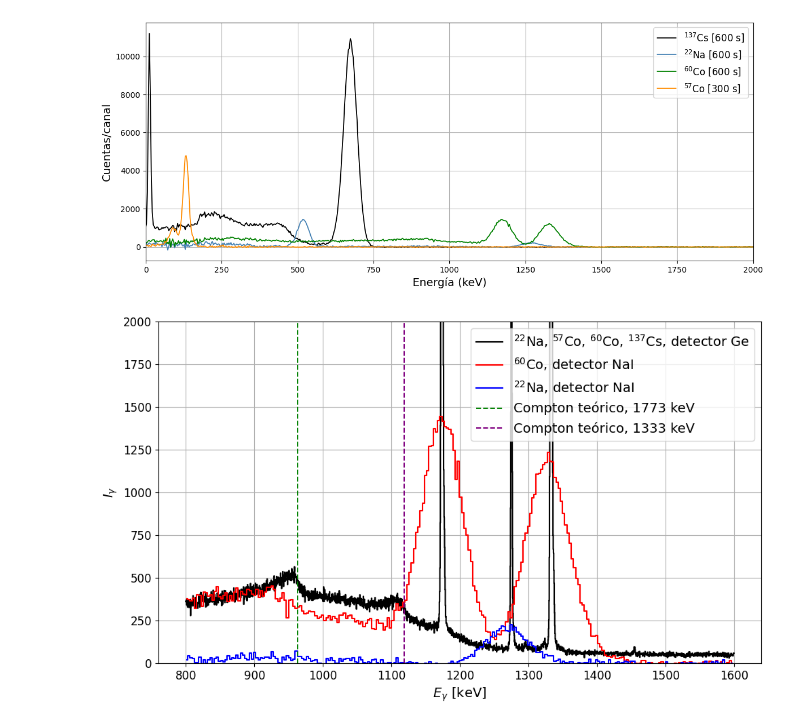
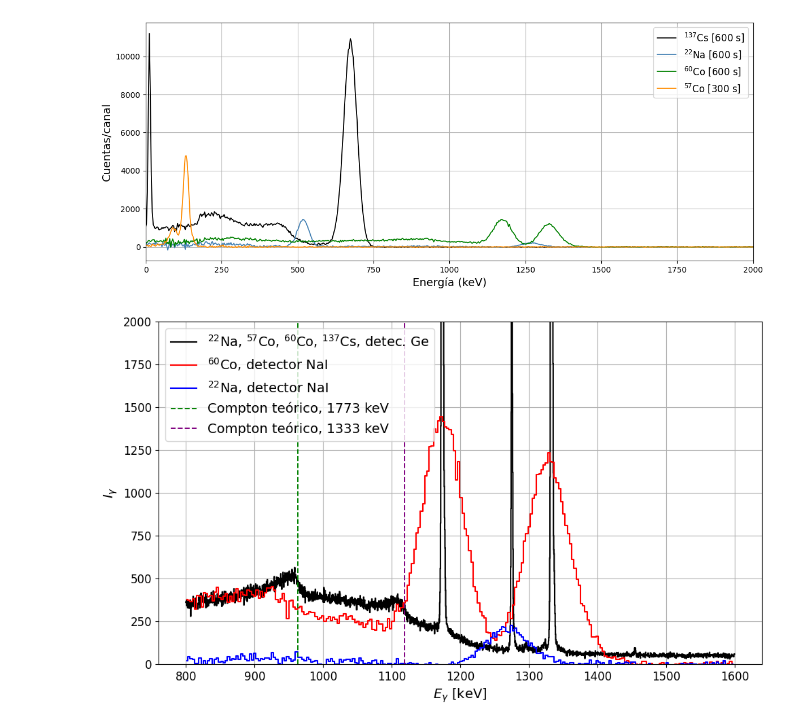
Before and after one commit to asarria48/Nuclear-physics, a Jupyter notebook: Informe3.ipynb, the cells around one changed output. Drawn from its saved outputs; the diff is of its cells as text; code cells hidden in the pictures.

```diff
--- a/Informe3.ipynb
+++ b/Informe3.ipynb
@@ -2710,33 +2717,33 @@ cuentas_NaI_plot = cuentas_NaI[mask_NaI]
 E_NaI2_plot       = E_NaI2[mask_NaI2]
 cuentas_NaI2_plot = cuentas_NaI2[mask_NaI2]
 
 # -----------------------------
 # GRÁFICA
 # -----------------------------
 plt.figure(figsize=(10, 6))
 
-plt.step(E_Ge_plot,   cuentas_Ge_plot,   label="$^{22}$Na, $^{57}$Co, $^{60}$Co, $^{137}$Cs, detector Ge", color="black", where="mid")
+plt.step(E_Ge_plot,   cuentas_Ge_plot,   label="$^{22}$Na, $^{57}$Co, $^{60}$Co, $^{137}$Cs, detec. Ge", color="black", where="mid")
 plt.step(E_NaI_plot,  cuentas_NaI_plot,  label="$^{60}$Co, detector NaI", color="red", where="mid")
 plt.step(E_NaI2_plot, cuentas_NaI2_plot, label="$^{22}$Na, detector NaI", color="blue", where="mid")
 
 
 # Borde Compton teórico
 def borde_compton(E):
     return E * (1 - 1/(1 + 2*E/511))
 
 C1173 = borde_compton(1173)
 C1333 = borde_compton(1333)
 
 plt.axvline(C1173, color='green', linestyle='--', lw=1.4, label='Compton teórico, 1773 keV')
 plt.axvline(C1333, color='purple', linestyle='--', lw=1.4, label='Compton teórico, 1333 keV')
 
 plt.ylim(0,2000)
 plt.xlabel("$E_\gamma$ [keV]", fontsize=14)
 plt.ylabel("$I_\gamma$", fontsize=14)
 plt.grid(True)
-plt.legend(fontsize=14)
+plt.legend(loc= 'upper left',fontsize=14)
 plt.tick_params(axis='both', which='major', labelsize=12)
 plt.tick_params(axis='both', which='minor', labelsize=12)
 plt.tight_layout()
 # %% [output]
-[figure, old version]
+[figure, new version]
```
Also changed, not shown: parts of 2 cells of this notebook.
